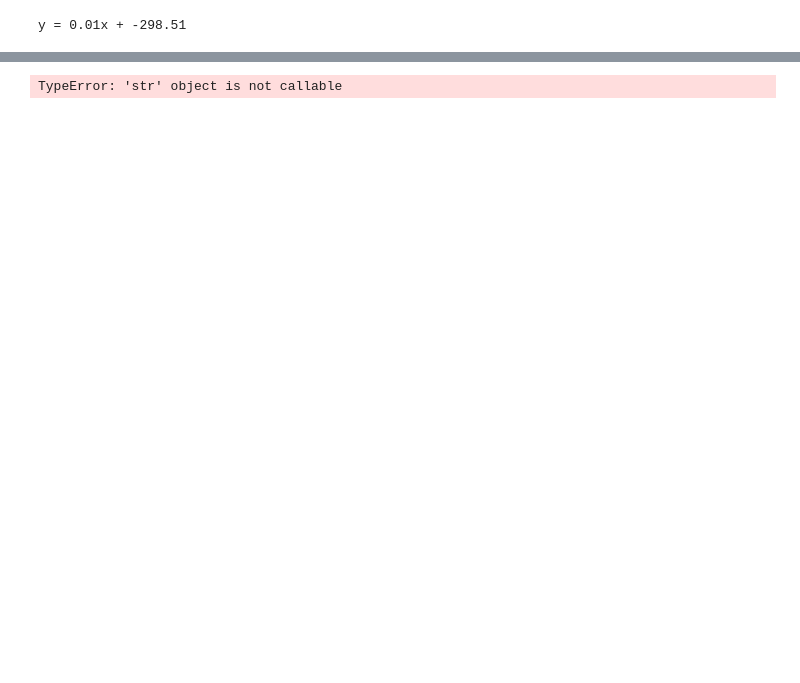
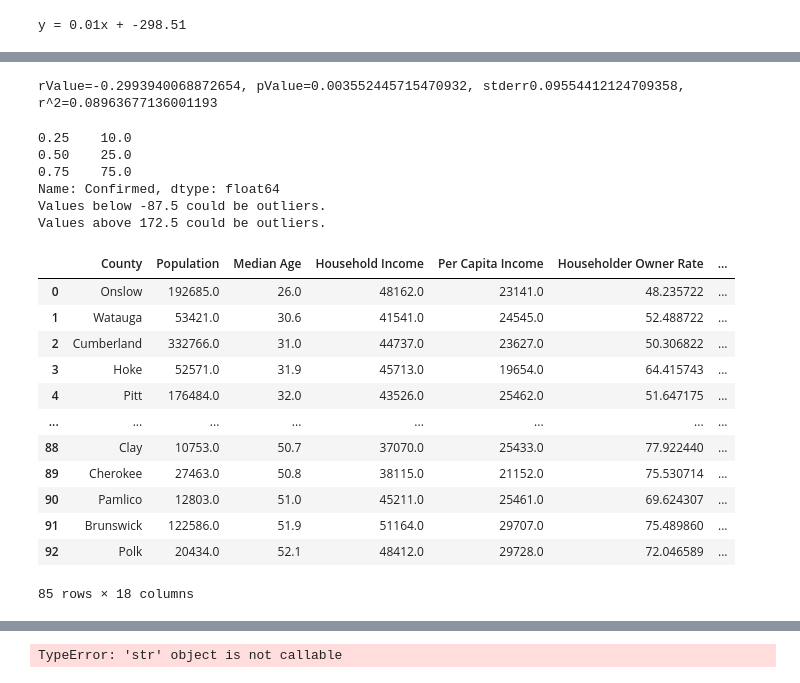
Before and after one commit to gshreve01/Covid19-CensusData-Comparison, a Jupyter notebook: Census_vs_Covid.Greg.ipynb, the cells around one changed output, grey strips where cells are left out. Drawn from its saved outputs; the diff is of its cells as text; code cells hidden in the pictures; blank space fills up the shorter version.

```diff
--- a/Census_vs_Covid.Greg.ipynb
+++ b/Census_vs_Covid.Greg.ipynb
@@ -294,0 +330,45 @@ y = -11.36x + 554.84
+# %%
+print(f"rValue={rvalue}, pValue={pvalue}, stderr{stderr}, r^2={rvalue**2}")
+# %% [output]
+rValue=-0.2993940068872654, pValue=0.003552445715470932, stderr0.09554412124709358, r^2=0.08963677136001193
+# %%
+quartiles = confirmed_df.Confirmed.quantile([.25, .5, .75])
+print(quartiles)
+
+lowerq = quartiles[0.25]
+upperq = quartiles[0.75]
+iqr = upperq-lowerq
+
+lower_bound = lowerq - (1.5*iqr)
+upper_bound = upperq + (1.5*iqr)
+
+print(f"Values below {lower_bound} could be outliers.")
+print(f"Values above {upper_bound} could be outliers.")
+
+
+outliers = confirmed_df.loc[(confirmed_df["Confirmed"] < lower_bound) |
+                              (confirmed_df["Confirmed"] > upper_bound)]
+outliers
+
+confirmed_without_outliers = pd.merge(confirmed_df,outliers, indicator=True, how='outer').query('_merge=="left_only"').drop('_merge', axis=1)
+confirmed_without_outliers
+# %% [output]
+0.25    10.0
+0.50    25.0
+0.75    75.0
+Name: Confirmed, dtype: float64
+Values below -87.5 could be outliers.
+Values above 172.5 could be outliers.
+|  | County | Population | Median Age | Household Income | Per Capita Income | Householder Owner Rate | ... |
+| 0 | Onslow | 192685.0 | 26.0 | 48162.0 | 23141.0 | 48.235722 | ... |
+| 1 | Watauga | 53421.0 | 30.6 | 41541.0 | 24545.0 | 52.488722 | ... |
+| 2 | Cumberland | 332766.0 | 31.0 | 44737.0 | 23627.0 | 50.306822 | ... |
+| 3 | Hoke | 52571.0 | 31.9 | 45713.0 | 19654.0 | 64.415743 | ... |
+| 4 | Pitt | 176484.0 | 32.0 | 43526.0 | 25462.0 | 51.647175 | ... |
+| ... | ... | ... | ... | ... | ... | ... | ... |
+| 88 | Clay | 10753.0 | 50.7 | 37070.0 | 25433.0 | 77.922440 | ... |
+| 89 | Cherokee | 27463.0 | 50.8 | 38115.0 | 21152.0 | 75.530714 | ... |
+| 90 | Pamlico | 12803.0 | 51.0 | 45211.0 | 25461.0 | 69.624307 | ... |
+| 91 | Brunswick | 122586.0 | 51.9 | 51164.0 | 29707.0 | 75.489860 | ... |
+| 92 | Polk | 20434.0 | 52.1 | 48412.0 | 29728.0 | 72.046589 | ... |
+85 rows × 18 columns
```
Also changed, not shown: parts of 6 cells of this notebook.
